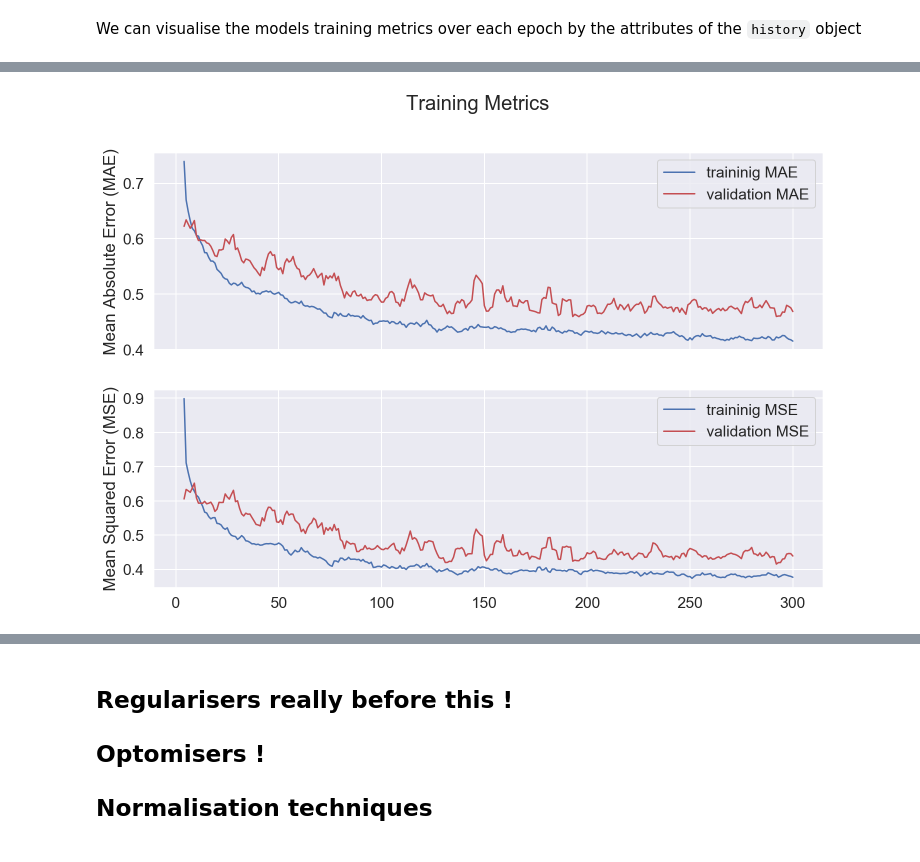
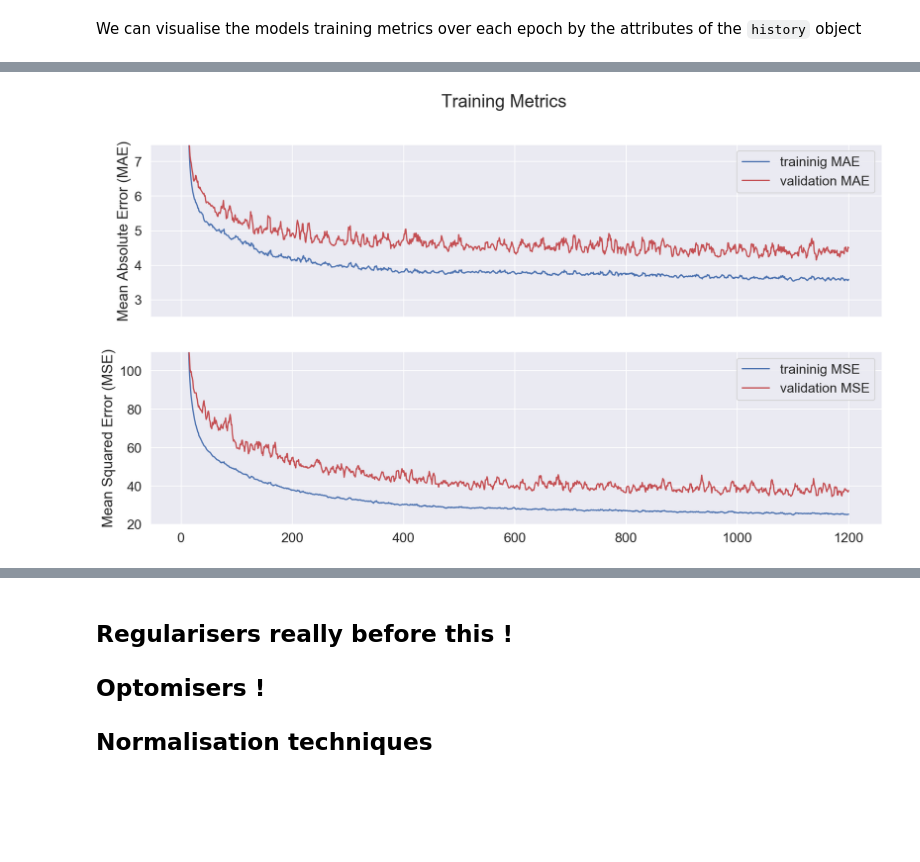
Before and after one commit to PacktPublishing/Practical-Machine-Learning-with-TensorFlow-2.0-and-Scikit-Learn, a Jupyter notebook: section_5/5-4.ipynb, the cells around one changed output, grey strips where cells are left out. Cells and saved outputs as stored; diff of their text form; code cells hidden in the pictures; blank space fills up the shorter version.

```diff
--- a/section_5/5-4.ipynb
+++ b/section_5/5-4.ipynb
@@ -33,11 +33,23 @@ I.e. a model of the form
 # %%
 from tensorflow import keras
 
-units = 64
 
-model = keras.Sequential([
-    keras.layers.Dense(units, activation='relu', input_shape=[1]),
-    keras.layers.Dense(units, activation='relu'),
-    keras.layers.Dense(1)
-])
+def new_model():
+    units = 32
+    model = keras.Sequential([
+        keras.layers.Dense(units, activation='relu', input_shape=[13]),
+        keras.layers.Dense(units, activation='relu'),
+        keras.layers.Dense(1)
+    ])
+
+    # Compile the regression model
+    optimizer = tf.keras.optimizers.RMSprop(learning_rate=1e-4)
+
+    model.compile(loss='mse',
+                  optimizer=optimizer,
+                  metrics=['mae', 'mse'])
+    return model
+
+
+model = new_model()
 # %% [markdown]
@@ -91,3 +57,11 @@ plt.show()
+# %%
+(X_train, y_train), (X_test, y_test) = keras.datasets.boston_housing.load_data()
+# %%
+epochs = 1201
+
+# Train the regression model
+history = model.fit(X_train, y_train, epochs=epochs,
+                    verbose=0, validation_split=0.2)
 # %% [markdown]
 We can visualise the models training metrics over each epoch by the attributes of the `history` object
 # %%
@@ -111,18 +85,20 @@ history_df
 # %%
-fig, axes = plt.subplots(2, sharex=True, figsize=(12, 8))
+fig, axes = plt.subplots(2, sharex=True, figsize=(15, 8))
 fig.suptitle('Training Metrics')
 
 epochs_to_mean = 5
 
 axes[0].set_ylabel("Mean Absolute Error (MAE)")
 axes[0].plot(history_df['mae'].rolling(epochs_to_mean).mean(), 'b')
 axes[0].plot(history_df['val_mae'].rolling(epochs_to_mean).mean(), '-r')
+axes[0].set_ylim(2.5, 7.5)
 axes[0].legend(['traininig MAE', 'validation MAE'])
 
 axes[1].set_ylabel("Mean Squared Error (MSE)")
 axes[1].plot(history_df['mse'].rolling(epochs_to_mean).mean(), 'b')
 axes[1].plot(history_df['val_mse'].rolling(epochs_to_mean).mean(), '-r')
+axes[1].set_ylim(20, 110)
 axes[1].legend(['traininig MSE', 'validation MSE'])
 plt.show()
 # %% [output]
-[figure, old version]
+[figure, new version]
```
Also changed, not shown: parts of 11 cells of this notebook.
